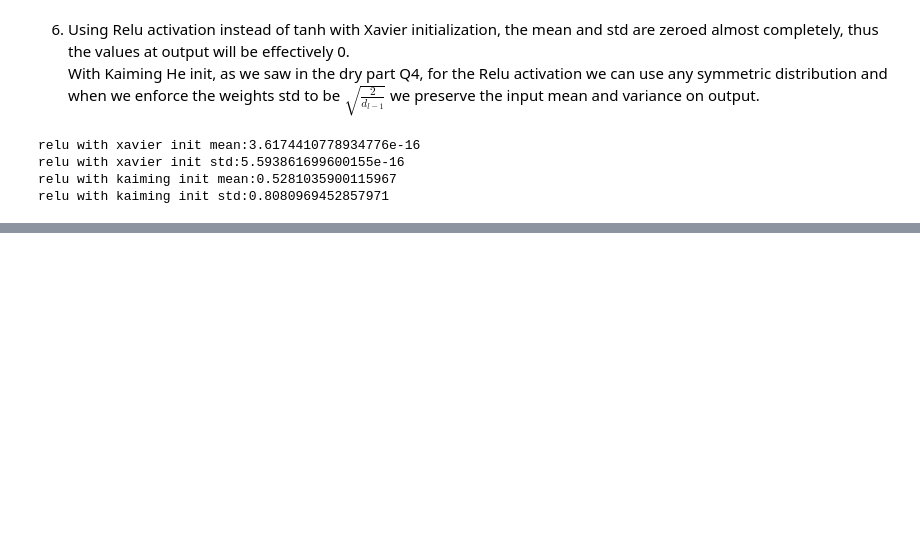
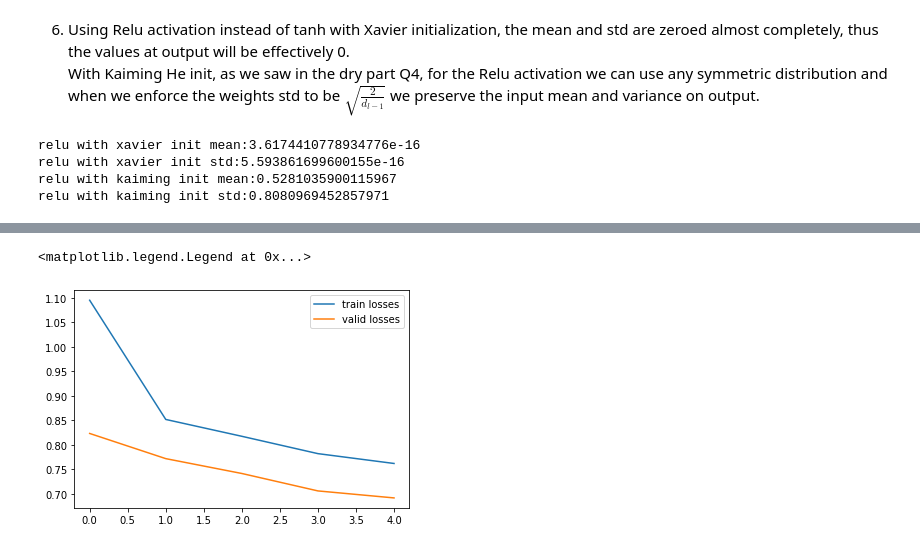
Before and after one commit to ynahum/dl_hw, a Jupyter notebook: hw2/ee046211_hw2_034462796_204034953.ipynb, the cells around one changed output, grey strips where cells are left out. Cells and saved outputs as stored; diff of their text form; code cells hidden in the pictures; blank space fills up the shorter version.

```diff
--- a/hw2/ee046211_hw2_034462796_204034953.ipynb
+++ b/hw2/ee046211_hw2_034462796_204034953.ipynb
@@ -611,12 +611,13 @@ class MyMLP(nn.Module):
         self.num_of_hidden_layers = len(self.hidden_layer_sizes)
         assert self.num_of_hidden_layers > 0, "number of hidden layers should be at least 1"
         self.input_size = self.params['input_size']
-        self.hidden_layer_sizes.insert(0,self.input_size)
 
-        self.fc = []
-        for layer_index in np.arange(len(self.hidden_layer_sizes)-1):
-          print(f"Adding FC Linear layer {self.hidden_layer_sizes[layer_index]}x{self.hidden_layer_sizes[layer_index+1]}")
-          self.fc.append(nn.Linear(self.hidden_layer_sizes[layer_index], self.hidden_layer_sizes[layer_index+1]))
+        self.fc = nn.ModuleList()
+        prev_layer_size = self.input_size
+        for layer_index, current_hidden_layer_size in enumerate(self.hidden_layer_sizes):
+          #print(f"Adding FC Linear layer {prev_layer_size}x{current_hidden_layer_size}")
+          self.fc.append(nn.Linear(prev_layer_size, current_hidden_layer_size))
+          prev_layer_size = current_hidden_layer_size
 
         if self.params['enable_dropout']:
           print(f"Dropout is enabled with {self.params['dropout']}")
@@ -638,22 +639,16 @@ class MyMLP(nn.Module):
 
     def forward(self, x):
         x = x.view(x.shape[0],-1)
-        for layer_index in np.arange(len(self.hidden_layer_sizes)-1):
+        #prev_layer_size = self.input_size
+        for layer_index, _ in enumerate(self.hidden_layer_sizes):
+          #print(f"Apply FC layer {layer_index}: {prev_layer_size}x{current_hidden_layer_size}")
+          #prev_layer_size = current_hidden_layer_size
           x = self.fc[layer_index](x)
           if self.params['activation'] == 'relu':
+            #print(f"Apply relu activation")
             x = nn.functional.relu(x)
-          if self.params['enable_dropout']:
+          if self.params['enable_dropout'] and (layer_index < (len(self.hidden_layer_sizes)-1)):
+            #print(f"Apply dropout activation")
             x = self.dropout(x)
-        output = f(x)
+        output = nn.functional.log_softmax(x, dim=1)
         return output
-
-my_model_params = {}
-hidden_layer_sizes = [256, 128, 64, 10]
-my_model_params['input_size'] = 28*28
-my_model_params['layers_sizes'] = hidden_layer_sizes
-my_model_params['activation'] = 'relu'
-my_model_params['weights_init'] = 'default'
-my_model_params['enable_dropout'] = True
-my_model_params['dropout'] = 0.3
-
-model = MyMLP(my_model_params)
@@ -694,3 +741,15 @@ dataloader = DataLoader(fmnist_train_dataset, batch_size=BATCH_SIZE, shuffle=Tru
+# %%
+plt.plot(epochs_train_losses, label='train losses')
+plt.plot(epochs_valid_losses, label='valid losses')
+plt.legend()
+
+
+
+# for torchviz on google collab
+#!pip install torchviz
+# %% [output]
+<matplotlib.legend.Legend at 0x...>
+[figure, added]
 # %% [markdown]
 ### <img src="https://img.icons8.com/color/48/000000/code.png" style="height:50px;display:inline"> Task 3 - Design a CNN
 ---
```
Also changed, not shown: parts of 5 cells of this notebook.
